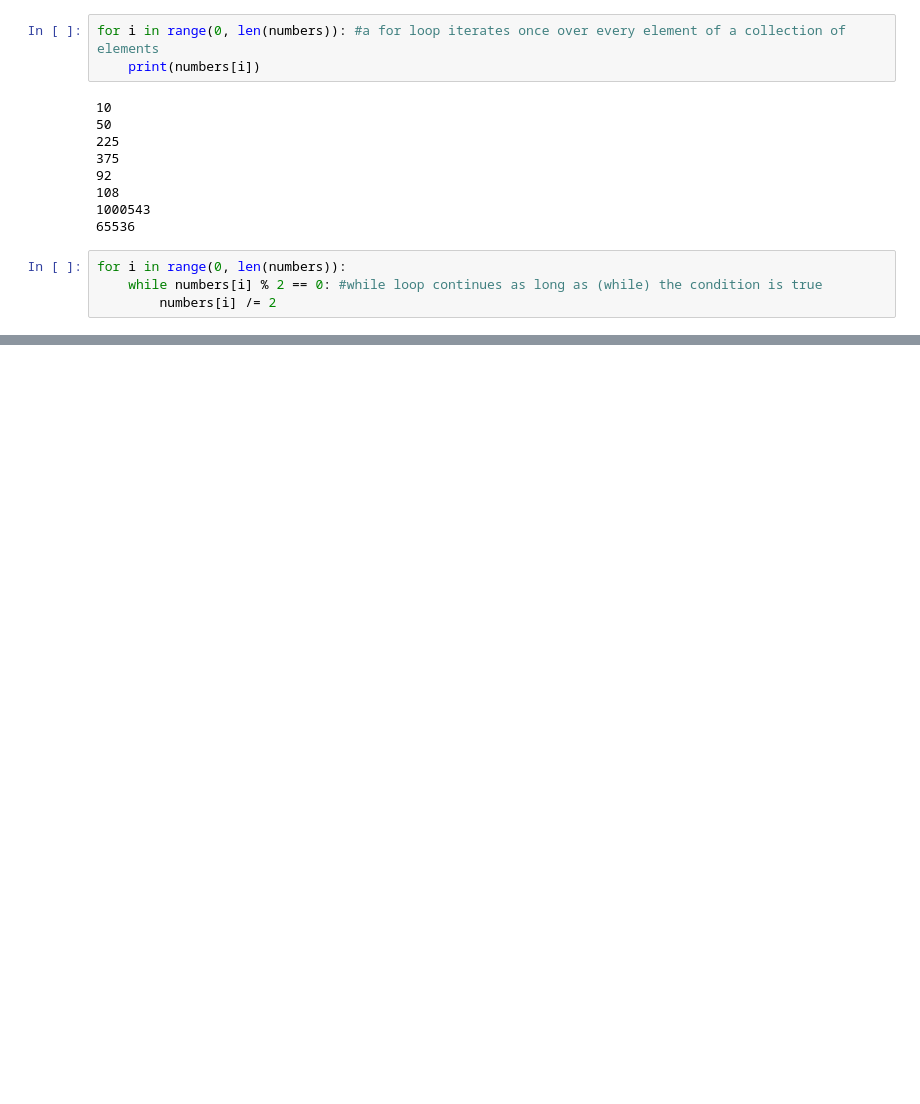
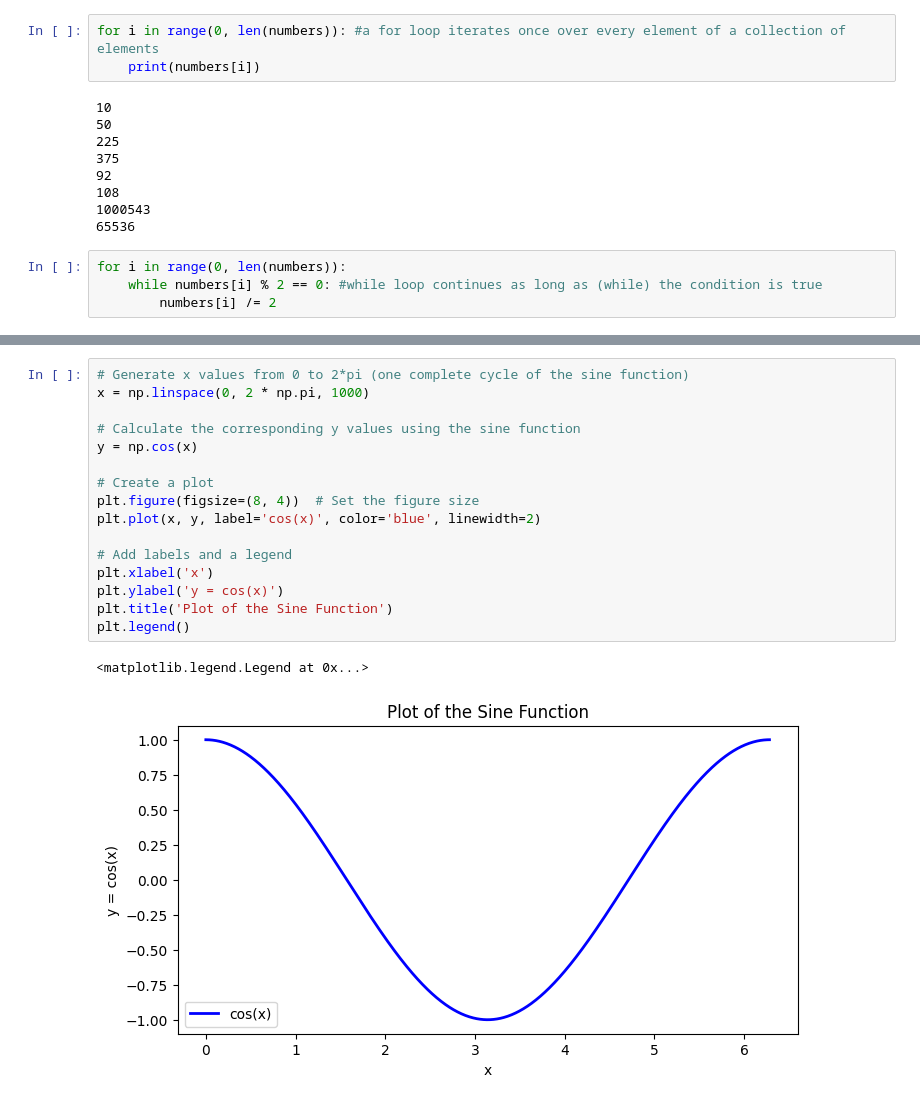
Before and after one commit to saurabhmittal23/space_physics, a Jupyter notebook: tutorial.ipynb, the cells around one changed output, grey strips where cells are left out. Cells and saved outputs as stored; diff of their text form; blank space fills up the shorter version.

```diff
--- a/tutorial.ipynb
+++ b/tutorial.ipynb
@@ -446,0 +484,19 @@ area_under_the_curve
+# %%
+# Generate x values from 0 to 2*pi (one complete cycle of the sine function)
+x = np.linspace(0, 2 * np.pi, 1000)
+
+# Calculate the corresponding y values using the sine function
+y = np.cos(x)
+
+# Create a plot
+plt.figure(figsize=(8, 4))  # Set the figure size
+plt.plot(x, y, label='cos(x)', color='blue', linewidth=2)
+
+# Add labels and a legend
+plt.xlabel('x')
+plt.ylabel('y = cos(x)')
+plt.title('Plot of the Sine Function')
+plt.legend()
+# %% [output]
+<matplotlib.legend.Legend at 0x...>
+[figure, added]
```
Also changed, not shown: parts of 66 cells of this notebook.
